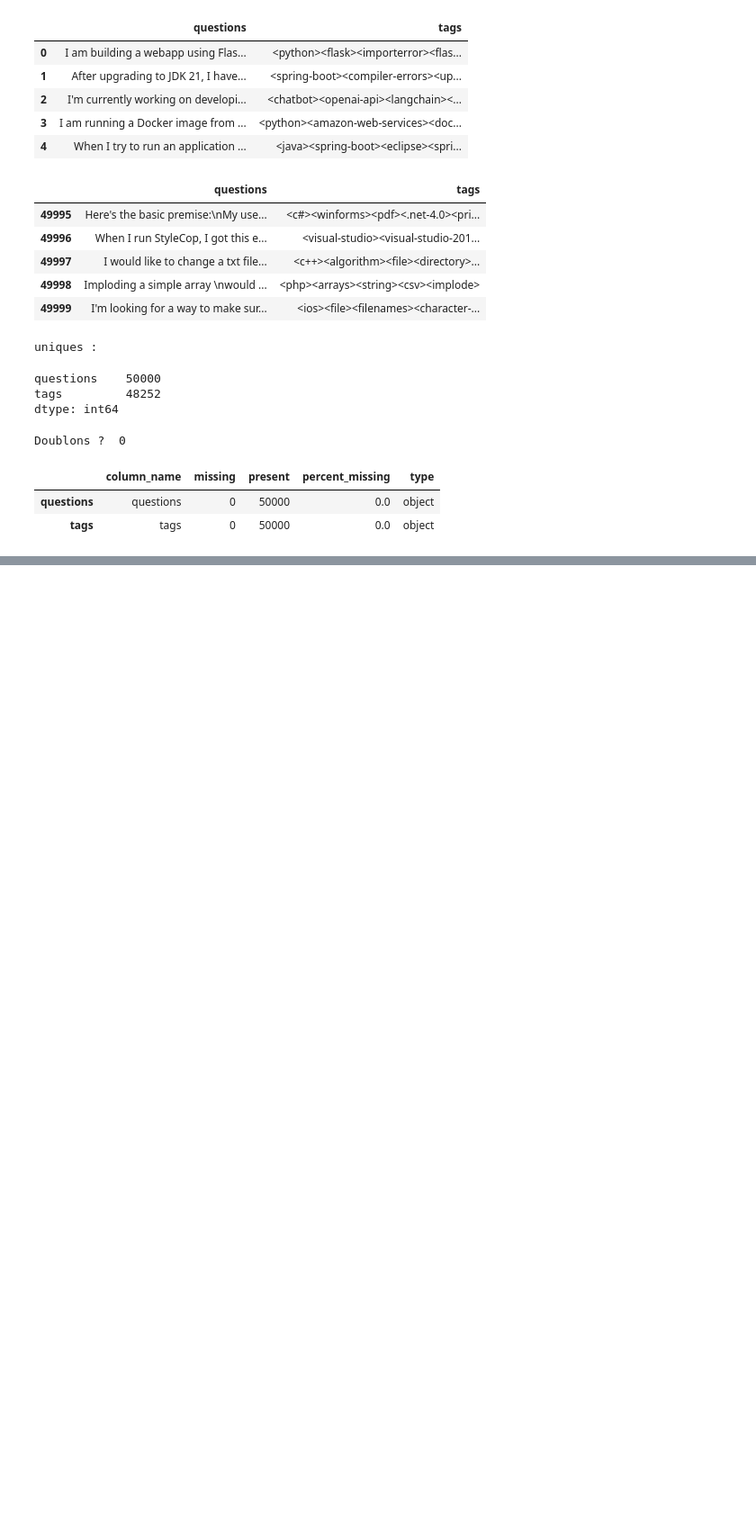
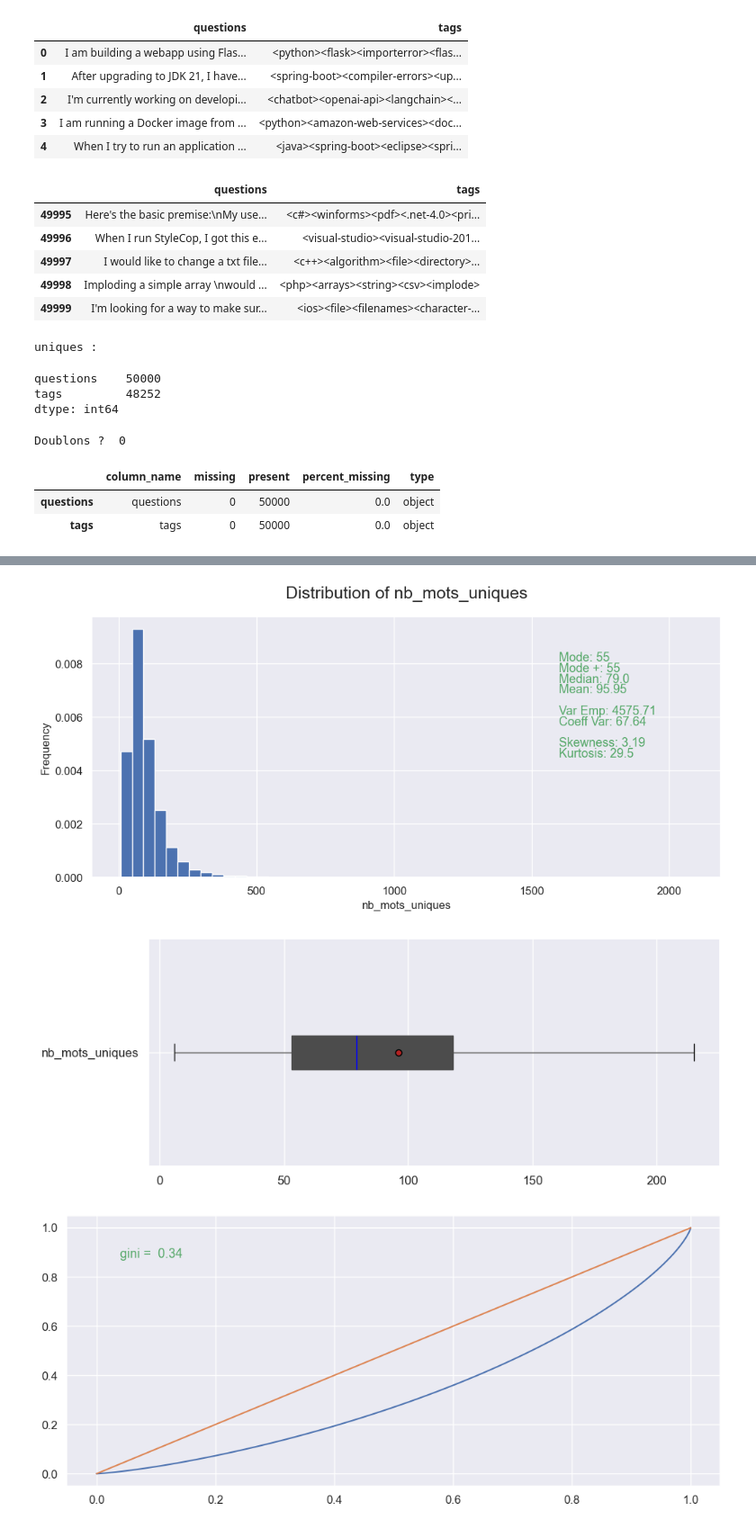
Before and after one commit to Kiwinokoto/ML_student, a Jupyter notebook: notebooks/Oudelet_Kevin_1_notebook_exploration_121123.ipynb, the cells around one changed output, grey strips where cells are left out. Shown: that part at 90% size. Cells and saved outputs as stored; diff of their text form; code cells hidden in the pictures; blank space fills up the shorter version.

```diff
--- a/notebooks/Oudelet_Kevin_1_notebook_exploration_121123.ipynb
+++ b/notebooks/Oudelet_Kevin_1_notebook_exploration_121123.ipynb
@@ -649,0 +711,8 @@ raw_questions_tags[['nb_mots', 'nb_mots_uniques']].describe()
+# %%
+graphs_analyse_uni(raw_questions_tags, 'nb_mots_uniques', bins=50, r=2, density=True)
+
+# moyenne divisée par 2
+# %% [output]
+[figure, added]
+[figure, added]
+[figure, added]
```
Also changed, not shown: parts of 33 cells of this notebook.
